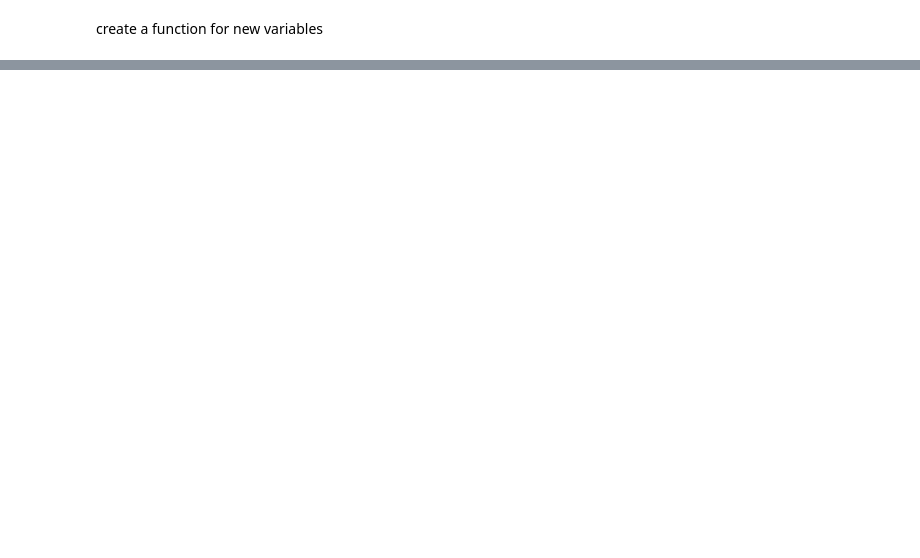
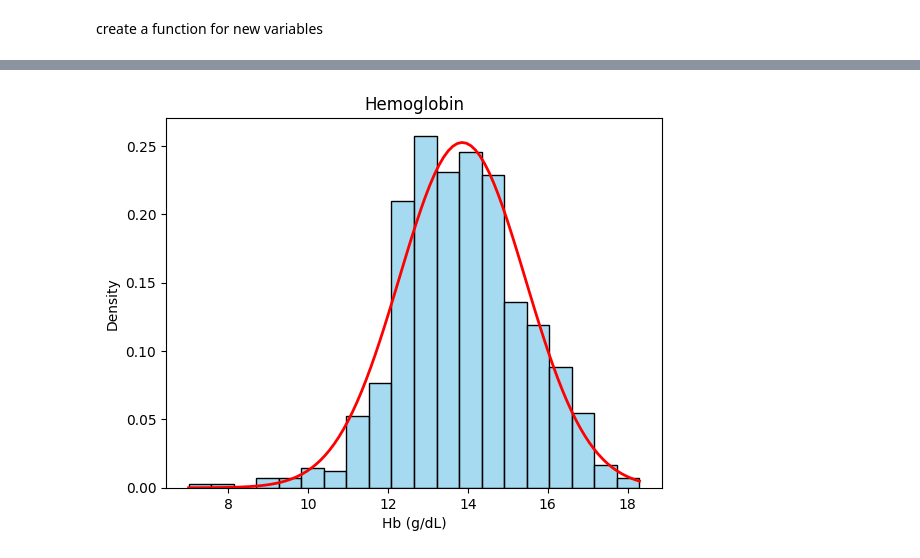
Before and after one commit to SauDInoB/PCDS2026WS, a Jupyter notebook: d2s1/scripts/recoding_and_descriptive.ipynb, the cells around one changed output, grey strips where cells are left out. Cells and saved outputs as stored; diff of their text form; code cells hidden in the pictures; blank space fills up the shorter version.

```diff
--- a/d2s1/scripts/recoding_and_descriptive.ipynb
+++ b/d2s1/scripts/recoding_and_descriptive.ipynb
@@ -209,2 +283,4 @@ get_hisplot(df,"SPXNFEV1","FEV1 in mL", "Histogram of FEV1", 20, True)
 # %%
-get_hisplot(df,"LBXHGB","Hb (g/dL)", "Hemoglobin", 20, False)
+get_hisplot(df,"LBXHGB","Hb (g/dL)", "Hemoglobin", 20, True)
+# %% [output]
+[figure, added]
```
Also changed, not shown: parts of 15 cells of this notebook, 13 other files.
